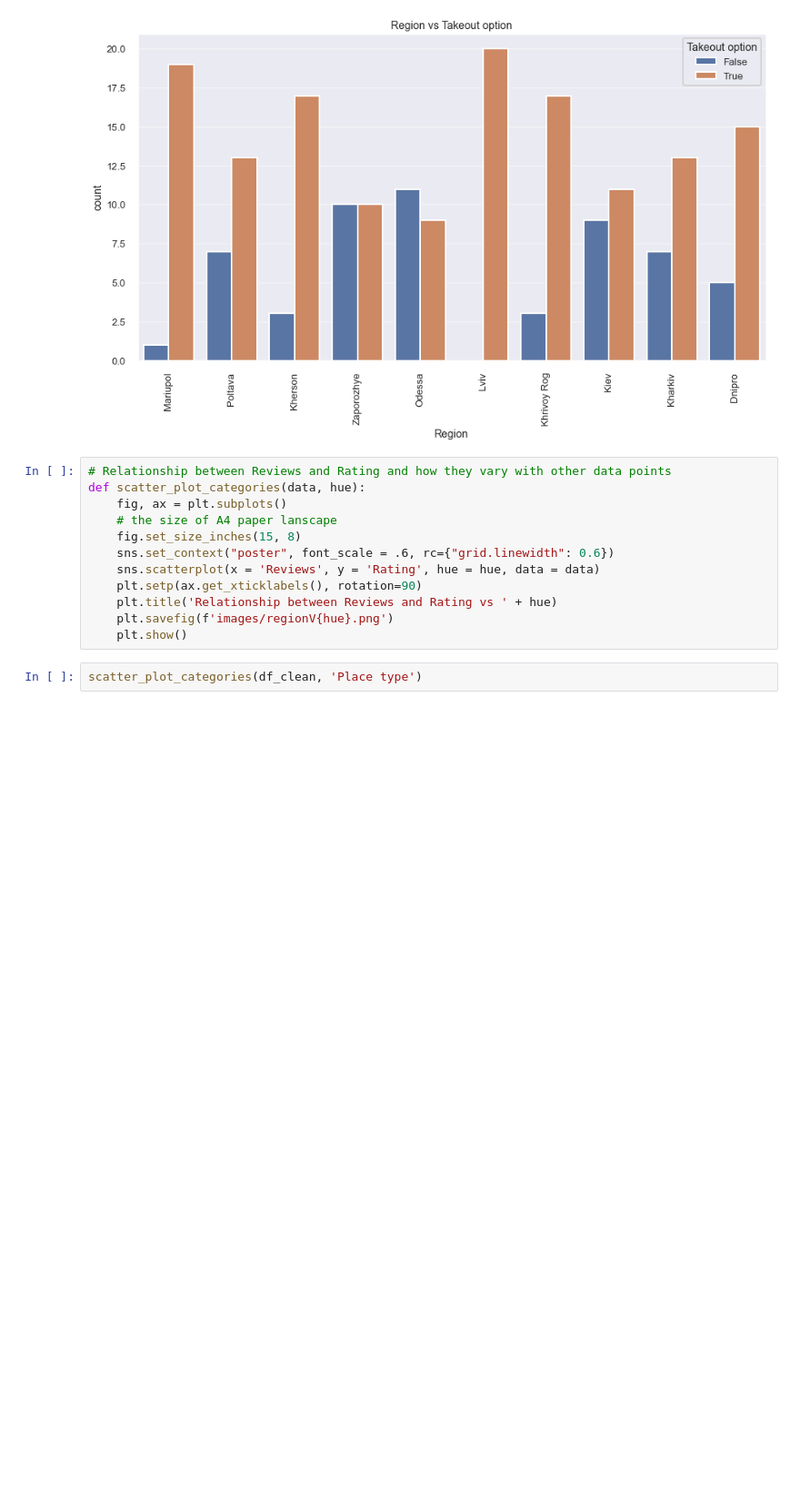
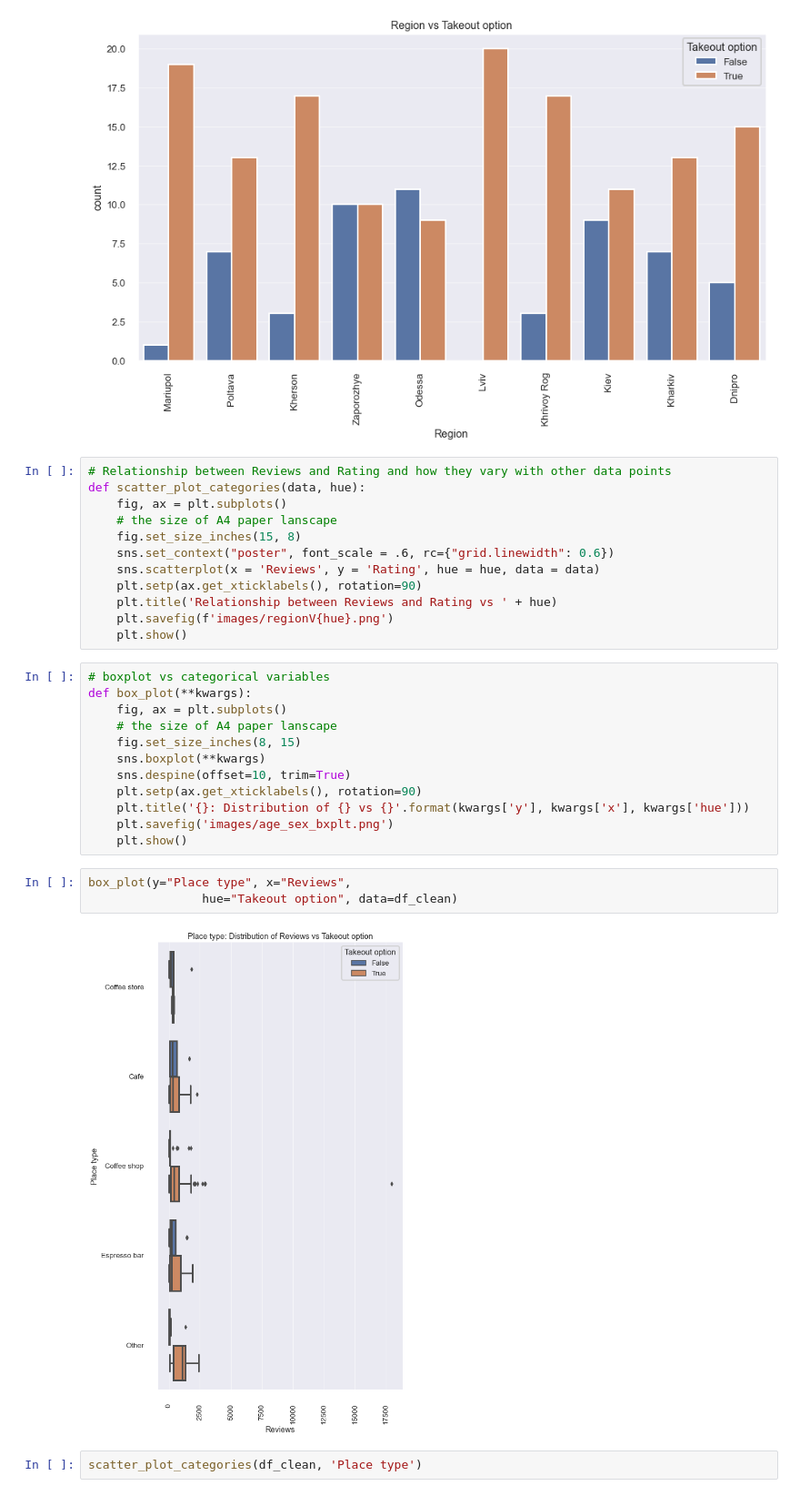
Before and after one commit to LenSin3/ukraine-coffee-shops, a Jupyter notebook: ukraine_coffee_shops.ipynb, the cells around one changed output. Shown: that part at 91% size. Saved outputs shown, nothing was run; the diff lists cells and outputs as text; blank space fills up the shorter version.

```diff
--- a/ukraine_coffee_shops.ipynb
+++ b/ukraine_coffee_shops.ipynb
@@ -284,6 +285,23 @@ def scatter_plot_categories(data, hue):
     plt.title('Relationship between Reviews and Rating vs ' + hue)
     plt.savefig(f'images/regionV{hue}.png')
     plt.show()
+# %%
+# boxplot vs categorical variables
+def box_plot(**kwargs):
+    fig, ax = plt.subplots()
+    # the size of A4 paper lanscape
+    fig.set_size_inches(8, 15)
+    sns.boxplot(**kwargs)
+    sns.despine(offset=10, trim=True)
+    plt.setp(ax.get_xticklabels(), rotation=90)
+    plt.title('{}: Distribution of {} vs {}'.format(kwargs['y'], kwargs['x'], kwargs['hue']))
+    plt.savefig('images/age_sex_bxplt.png')
+    plt.show()
+# %%
+box_plot(y="Place type", x="Reviews",
+                hue="Takeout option", data=df_clean)
+# %% [output]
+[figure, added]
 # %%
 scatter_plot_categories(df_clean, 'Place type')
 # %% [output]
```
Also changed, not shown: parts of 15 cells of this notebook.
